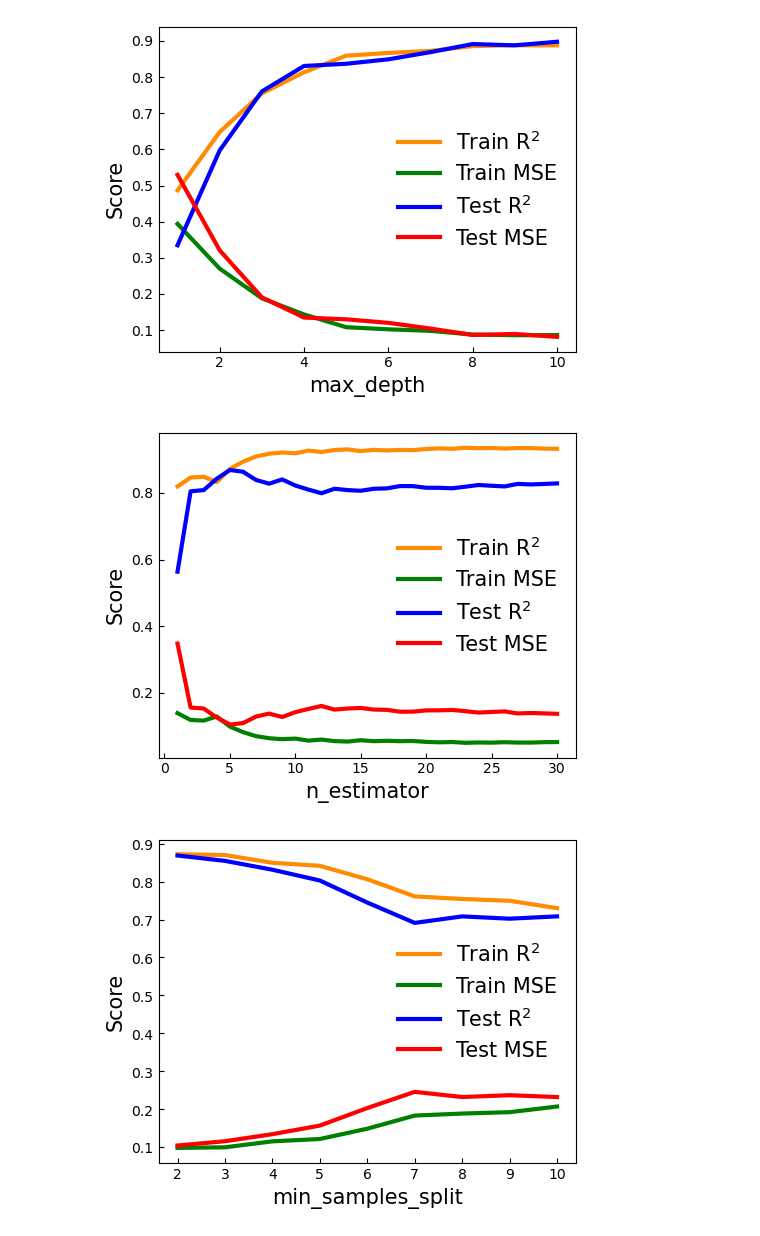
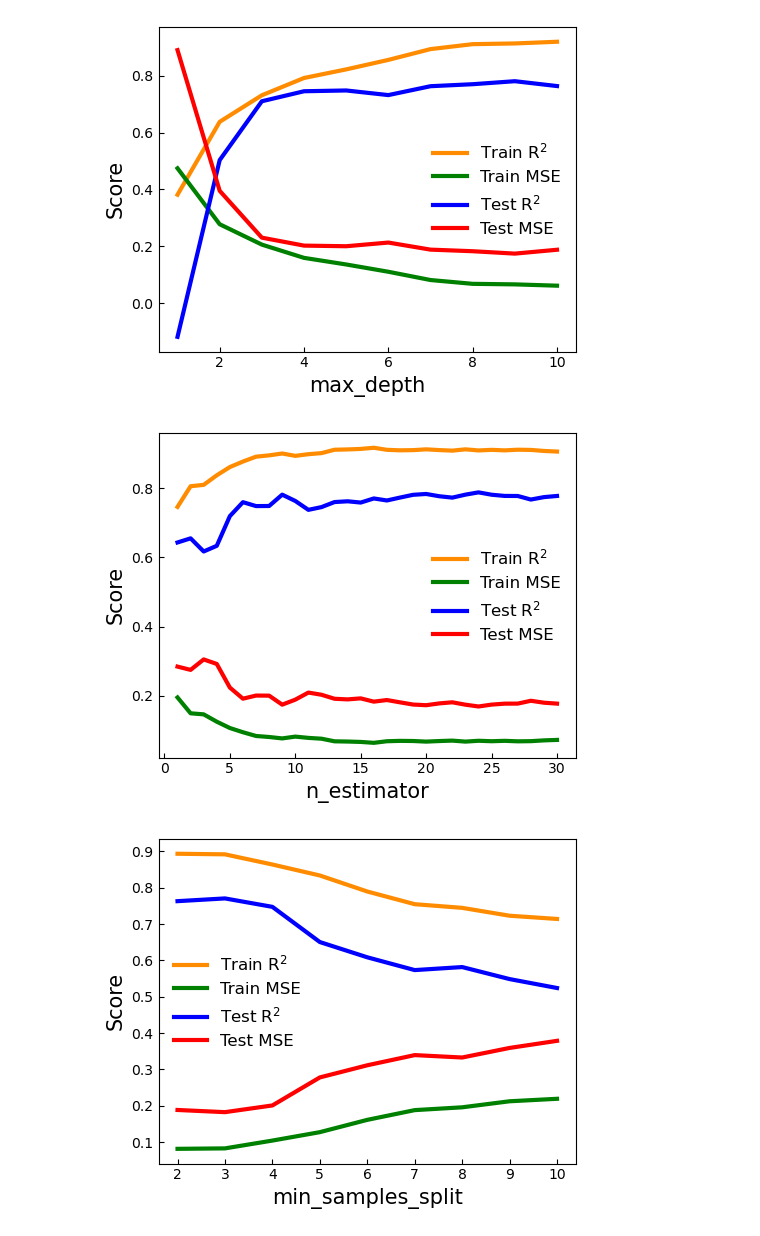
Before and after one commit to jwang032/Machine-leanring-for-EPOC-in-RWGS, a Jupyter notebook: RFR.ipynb, the cells around one changed output. Cells and saved outputs as stored; diff of their text form; code cells hidden in the pictures.

```diff
--- a/RFR.ipynb
+++ b/RFR.ipynb
@@ -3,8 +3,9 @@ import numpy as np
 import pandas as pd
 import seaborn as sns
 import matplotlib.pyplot as plt
+from sklearn.preprocessing import StandardScaler
+from sklearn.model_selection import train_test_split
 from sklearn.ensemble import RandomForestRegressor
-from sklearn.model_selection import train_test_split
 from sklearn.metrics import mean_squared_error
 
 data = pd.read_excel('EPOC dataset.xlsx')
@@ -17,15 +18,9 @@ data = data[columns]
 data['metal'] = data['metal'].replace(['Fe','Co','Ni','Cu','ZnO','Ru','Rh','Pd','Pt'],
                                       ['55.8','58.9','58.7','63.5','65.4','101.1','102.9','106.4','195.1']).astype(float)
 
-# change the string in data['support'] into int, where 0: no support; 1: Co3O4; 2: ZnO; 3: YSZ; 4: α-Al2O3; 5: CNF
-data['support'] = data['support'].fillna(0)
-data['support'] = data['support'].replace(['Co3O4','ZnO','YSZ','α-Al2O3','CNF'],['1','2','3','4','5']).astype(int)
-
 # change string in data['wt.%'] into int, where 100: no support
 data['wt.%'] = data['wt.%'].fillna(100).astype(float)
 
-# change string in data['ionic species'] into int, where -2:O2-; 1:H+; 2:Li+, 3:Na+; 4:K+
-data['ionic species'] = data['ionic species'].replace(['O2-','H+','Li+','Na+','K+'],['-2','1','2','3','4']).astype(int)
 
 # change string in data['CO2:H2 ratio'] into int by calculating the ratios
 data['gas ratio'] = data['CO2:H2 ratio'].apply(lambda x: int(x.split(':')[0]) / int(x.split(':')[1]))
@@ -35,16 +30,18 @@ data = data.drop('CO2:H2 ratio', axis=1)
 
 # change the columns' names into abbreviations, where M:metal, S:support, WT.%:wt.%, IS:ionic species, PS:particle size,
 # ML:metal loading, T: temperature, RR:reaction rate, V:applied potential, ρ:enhancement ratio, Λ:Faradaic efficiency, GR:gas ratio
-data.columns = ['M','S','WT.%','IS','PS','ML','T','RR','V','ρ','Λ','GR']
+data.columns = ['M','S','WT','IS','PS','L','T','RR','V','ρ','Λ','GR']
 
-# define a function to determine which direction the IS migrates. Value of 1 means IS moves to catalyst, 0 means IS removes from catalyst
-def ionic_dir(row):
-    if row['IS'] * row['V'] < 0:
-        return 1
-    else:
-        return 0
-# create a new column named 'MD' (migration direction)
-data['MD'] = data.apply(ionic_dir, axis=1)
+#determine the ionic charge
+ionic_charge = {
+    'O2-': -2,
+    'H+': 1,
+    'Li+': 1,
+    'Na+': 1,
+    'K+': 1,
+    'none': 0
+}
+data['IS_charge'] = data['IS'].replace(ionic_charge).fillna(0).astype(float)
 
 # define a function to make a classification for EPOC behavior based on the applied potential and ρ values
 # 0: electrophobic, 1: electrophilic
@@ -63,47 +60,50 @@ def electro_class(row):
 # create a new column named 'BH' (EPOC behavior)
 data['BH'] = data.apply(electro_class, axis=1)
 
-# determine the columns that are used as features
-features = ['M','S','IS','T','GR','V','MD']
 
-X = data[features]
+# determine the columns that are used as features in classification
+features = ['M', 'L', 'V', 'T', 'GR']
+
+X = data[features].copy()
 y = data['ρ']
 
-X_train, X_test, y_train, y_test = train_test_split(X, y, test_size=0.2, random_state=0)
+scaler = StandardScaler()
+X_scaled = scaler.fit_transform(X)
+X_train, X_test, y_train, y_test = train_test_split(X_scaled, y, test_size=0.2, random_state=0)
 # %%
 # plot r2 score and mse vs. max_depth
 train_sc_all=[]
 test_sc_all=[]
 test_mse_all=[]
 train_mse_all=[]
 depth_range=range(1,11)
 for i in depth_range:
-    RFR = RandomForestRegressor(n_estimators=5, max_depth=i, min_samples_split=2, random_state=0)
+    RFR = RandomForestRegressor(n_estimators=10, max_depth=i, min_samples_split=2, random_state=0)
     RFR.fit(X_train, y_train)
     y_predict = RFR.predict(X_test)
     y_predict_2 = RFR.predict(X_train)
     train_sc = RFR.score(X_train, y_train)
     test_sc = RFR.score(X_test, y_test)
     mse_test = mean_squared_error(y_test, y_predict)
     mse_train = mean_squared_error(y_train, y_predict_2)
     train_sc_all.append(train_sc)
     test_sc_all.append(test_sc)
     test_mse_all.append(mse_test)
     train_mse_all.append(mse_train)
 plt.figure(figsize=(5,4))
 plt.plot(depth_range, train_sc_all, lw=3, c='darkorange', label='Train R$^{2}$')
 plt.plot(depth_range, train_mse_all, lw=3, c='green', label='Train MSE')
 plt.plot(depth_range, test_sc_all, lw=3, c='blue', label='Test R$^{2}$')
 plt.plot(depth_range, test_mse_all, lw=3, c='red', label='Test MSE')
 plt.xlabel('max_depth', fontsize=15)
 plt.ylabel('Score', fontsize=15)
-plt.legend(loc='best', fontsize=15, frameon=False)
+plt.legend(loc='best', fontsize=12, frameon=False)
 plt.tick_params(which='both', direction='in', labelsize=10)
 plt.tight_layout()
 plt.savefig('RFR Scores vs. max_depth.jpg', format='jpeg', dpi=600)
 plt.show()
 # %% [output]
-[figure, old version]
+[figure, new version]
 # %%
 # plot r2 score and mse vs. n_estimator
 train_sc_all=[]
@@ -131,13 +131,13 @@ plt.plot(estimator_range, test_sc_all, lw=3, c='blue', label='Test R$^{2}$')
 plt.plot(estimator_range, test_mse_all, lw=3, c='red', label='Test MSE')
 plt.xlabel('n_estimator', fontsize=15)
 plt.ylabel('Score', fontsize=15)
-plt.legend(loc='best', fontsize=15, frameon=False)
+plt.legend(loc='best', fontsize=12, frameon=False)
 plt.tick_params(which='both', direction='in', labelsize=10)
 plt.tight_layout()
 plt.savefig('RFR Scores vs. n_estimator.jpg', format='jpeg', dpi=600)
 plt.show()
 # %% [output]
-[figure, old version]
+[figure, new version]
 # %%
 # plot r2 score and mse vs. min_samples_split
 train_sc_all=[]
@@ -146,7 +146,7 @@ test_mse_all=[]
 train_mse_all=[]
 split_range=range(2,11)
 for i in split_range:
-    RFR = RandomForestRegressor(n_estimators=5, max_depth=7, min_samples_split=i, random_state=0)
+    RFR = RandomForestRegressor(n_estimators=10, max_depth=7, min_samples_split=i, random_state=0)
     RFR.fit(X_train, y_train)
     y_predict = RFR.predict(X_test)
     y_predict_2 = RFR.predict(X_train)
@@ -165,13 +165,13 @@ plt.plot(split_range, test_sc_all, lw=3, c='blue', label='Test R$^{2}$')
 plt.plot(split_range, test_mse_all, lw=3, c='red', label='Test MSE')
 plt.xlabel('min_samples_split', fontsize=15)
 plt.ylabel('Score', fontsize=15)
-plt.legend(loc='best', fontsize=15, frameon=False)
+plt.legend(loc='best', fontsize=12, frameon=False)
 plt.tick_params(which='both', direction='in', labelsize=10)
 plt.tight_layout()
 plt.savefig('RFR Scores vs. min_samples_split.jpg', format='jpeg', dpi=600)
 plt.show()
 # %% [output]
-[figure, old version]
+[figure, new version]
 # %%
 from sklearn.model_selection import cross_val_score
 
```
Also changed, not shown: parts of 3 cells of this notebook, 10 other files.
